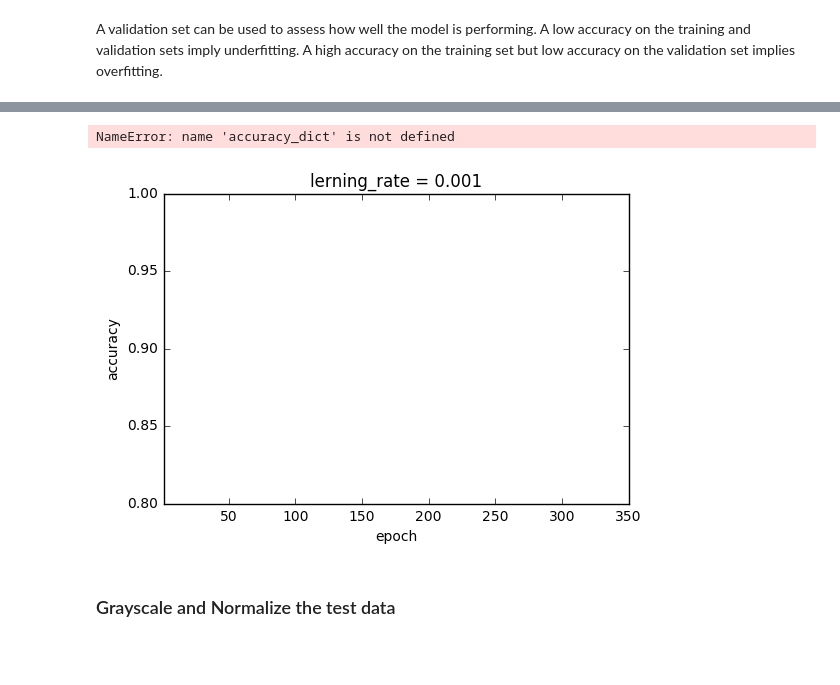
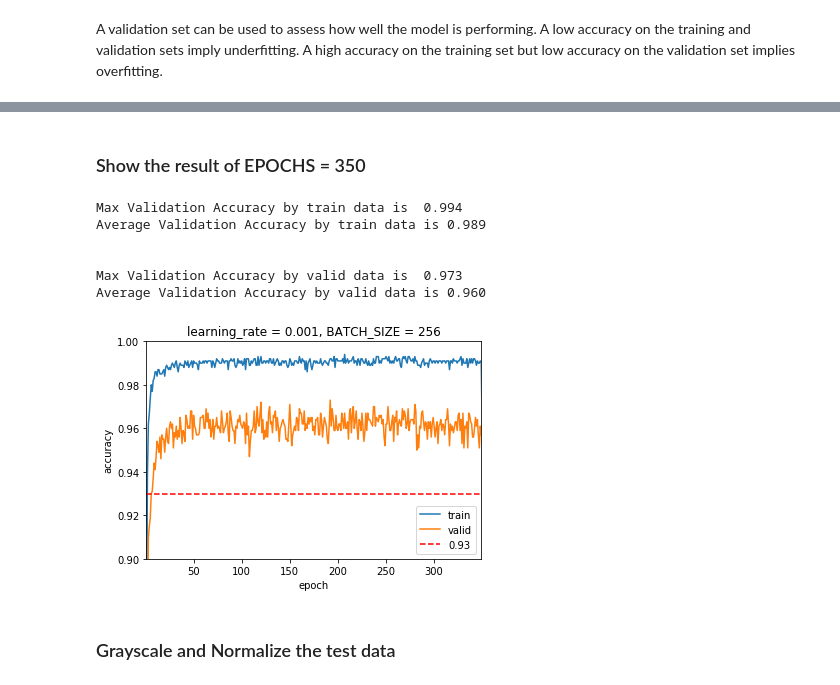
Before and after one commit to hotsuyuki/CarND-Traffic-Sign-Classifier-Project, a Jupyter notebook: Traffic_Sign_Classifier.ipynb, the cells around one changed output, grey strips where cells are left out. Saved outputs shown, nothing was run; the diff lists cells and outputs as text; code cells hidden in the pictures; blank space fills up the shorter version.

Commit message:
[feature] Display the graph of EPOCHS=350

```diff
--- a/Traffic_Sign_Classifier.ipynb
+++ b/Traffic_Sign_Classifier.ipynb
@@ -498,9 +498,9 @@ def Evaluate(X_data, y_data, data_type):
     global accuracy_dict
     accuracy_dict[data_type] = np.append(accuracy_dict[data_type], validation_accuracy)
 
-    # Return the index of best `W` and `b` when overfitting (the accuracy goes under 93+1%)
+    # Return the index of best `W` and `b` when overfitting (the accuracy goes under 93+3%)
     if (data_type == 'valid'):
-        if (validation_accuracy<clear_percentage+0.01 and np.max(accuracy_dict[data_type])>=clear_percentage+0.01):
+        if (validation_accuracy<clear_percentage+0.03 and np.max(accuracy_dict[data_type])>=clear_percentage+0.03):
             return np.argmax(accuracy_dict[data_type])
         else:
             return None
@@ -574,7 +574,7 @@ accuracy_operation = tf.reduce_mean(tf.cast(correct_prediction, tf.float32))
 
 
 ''' Train and valid the model '''
-EPOCHS = 1000
+EPOCHS = 350
 BATCH_SIZE = 256
 
 saver = tf.train.Saver()
@@ -611,11 +611,11 @@ with tf.Session() as sess:
     epoch = np.arange(1, i+2, 1)
     plt.ylabel("accuracy")
     plt.axis([1,i+1, 0.8,1.0])
-    plt.title("lerning_rate = "+str(learning_rate))
+    plt.title("learning_rate = "+str(learning_rate))
     clear_line = np.full(i+1, clear_percentage, dtype=float)
     for data_type in ['train', 'valid'] :
         plt.plot(epoch,accuracy_dict[data_type], label=str(data_type))
-    plt.plot(epoch,clear_line,'r--', label=str(clear_percentage)+"%")
+    plt.plot(epoch,clear_line,'r--', label=str(clear_percentage))
     plt.legend()
     plt.show()
 
@@ -640,36 +640,56 @@ EPOCH 349...
 Validation Accuracy by train data = 0.990
 Validation Accuracy by valid data = 0.957
 EPOCH 350...
+# %% [markdown]
+### Show the result of EPOCHS = 350
 # %%
-import numpy as np
-import matplotlib.pyplot as plt
-# Visualizations will be shown in the notebook.
-%matplotlib inline
+train_data = np.array([])
+valid_data = np.array([])
 
+file = './validation_data.txt'
+with open(file, mode='r') as f:
+    data = f.readlines()
+    data = [tmp.strip() for tmp in data]
+    for i in range(len(data)):
+        if (i%3==1):
+            train_data = np.append(train, float(data[j][-5:]))
+        elif(i%3==2):
+            valid_data = np.append(valid, float(data[j][-5:]))
 
-i = 349
-learning_rate = 0.001
-clear_percentage = 0.93
-accuracy_dict = {
-    'train':
-    'valid':
+i = int(np.ceil(i/3))
+
+accuracy_data = {
+    'train':train_data,
+    'valid':valid_data
 }
+
+print("Max Validation Accuracy by train data is ", np.max(accuracy_data['train']))
+print("Average Validation Accuracy by train data is {:.3f} ".format(np.mean(accuracy_data['train'])))
+print("\n")
+print("Max Validation Accuracy by valid data is ", np.max(accuracy_data['valid']))
+print("Average Validation Accuracy by valid data is {:.3f} ".format(np.mean(accuracy_data['valid'])))
+print("\n")
 
 # Show the result on graph
 plt.xlabel("epoch")
 epoch = np.arange(1, i+2, 1)
 plt.ylabel("accuracy")
-plt.axis([1,i+1, 0.8,1.0])
-plt.title("lerning_rate = "+str(learning_rate))
+plt.axis([1,i, 0.9,1.0])
+plt.title("learning_rate = "+str(learning_rate)+", BATCH_SIZE = "+str(BATCH_SIZE))
 clear_line = np.full(i+1, clear_percentage, dtype=float)
 for data_type in ['train', 'valid'] :
-    plt.plot(epoch,accuracy_dict[data_type], label=str(data_type))
-plt.plot(epoch,clear_line,'r--', label=str(clear_percentage)+"%")
+    plt.plot(epoch,accuracy_data[data_type], label=str(data_type))
+plt.plot(epoch,clear_line,'r--', label=str(clear_percentage))
 plt.legend()
 plt.show()
 # %% [output]
-NameError: name 'accuracy_dict' is not defined
+Max Validation Accuracy by train data is  0.994
+Average Validation Accuracy by train data is 0.989
+
+
+Max Validation Accuracy by valid data is  0.973
+Average Validation Accuracy by valid data is 0.960
-[figure, old version]
+[figure, new version]
 # %% [markdown]
 ### Grayscale and Normalize the test data
 # %%
```
Also changed, not shown: parts of 1 cell of this notebook, 5 other files.
